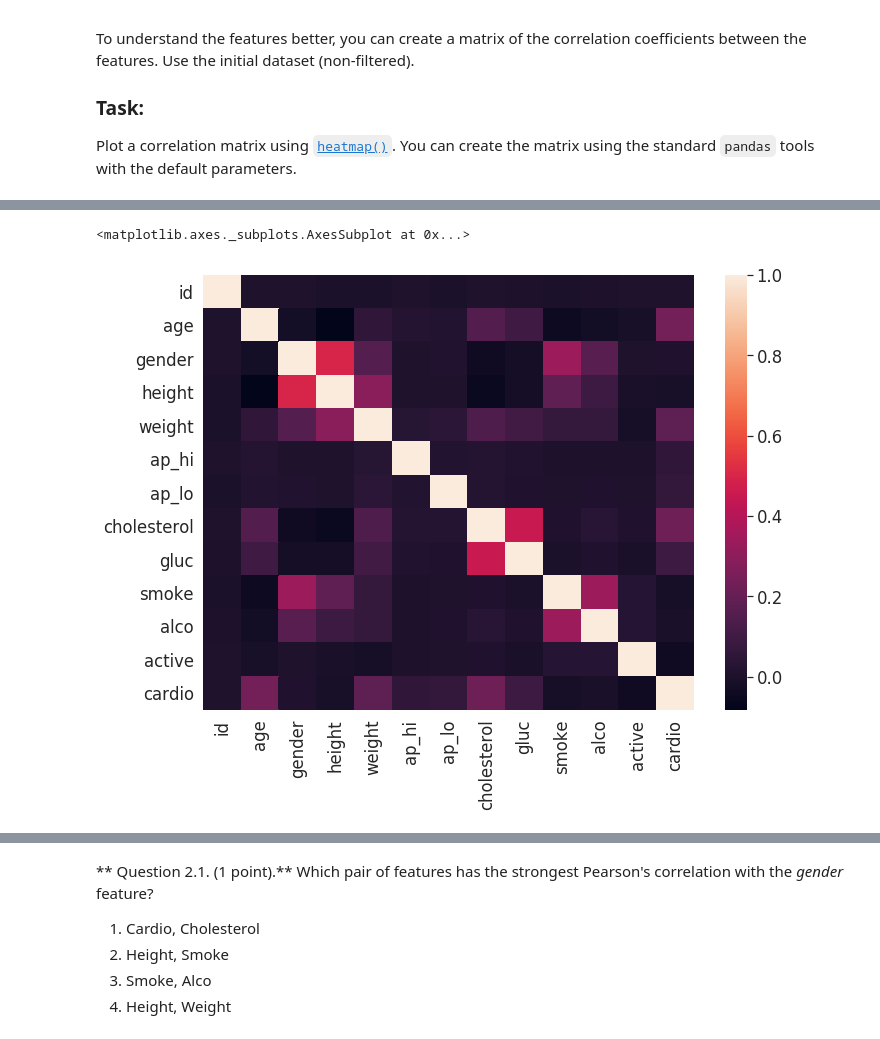
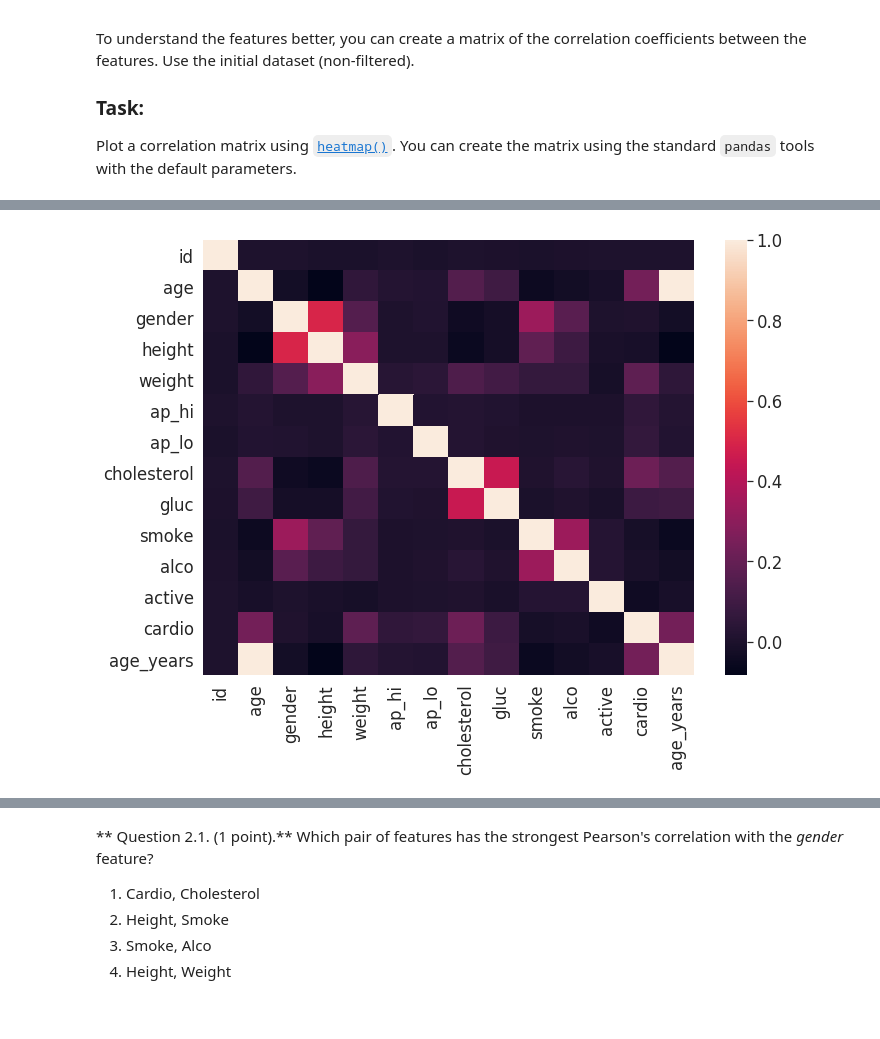
Before and after one commit to RussianJulliet/mlcourse.ai, a Jupyter notebook: Analyzing cardiovascular data .ipynb, the cells around one changed output, grey strips where cells are left out. Drawn from its saved outputs; the diff is of its cells as text; code cells hidden in the pictures.

Commit message:
visualisation

```diff
--- a/Analyzing cardiovascular data .ipynb
+++ b/Analyzing cardiovascular data .ipynb
@@ -257,3 +255,5 @@ Clarifications:
 2. 2
 3. 3
 4. 4
+# %%
+df['age_years'] = (df['age'] / 365.25).round().astype('int')
@@ -382,5 +406,4 @@ df.corr()
 # %%
-sns.heatmap(df.corr(method='pearson'));
+sns.heatmap(df.corr());
 # %% [output]
-<matplotlib.axes._subplots.AxesSubplot at 0x...>
-[figure, old version]
+[figure, new version]
```
Also changed, not shown: parts of 4 cells of this notebook.
